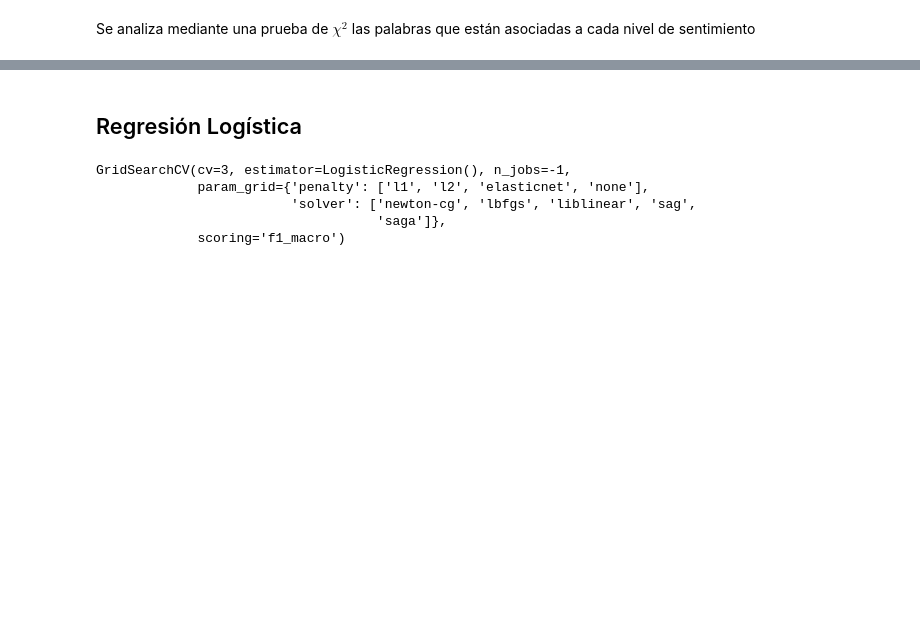
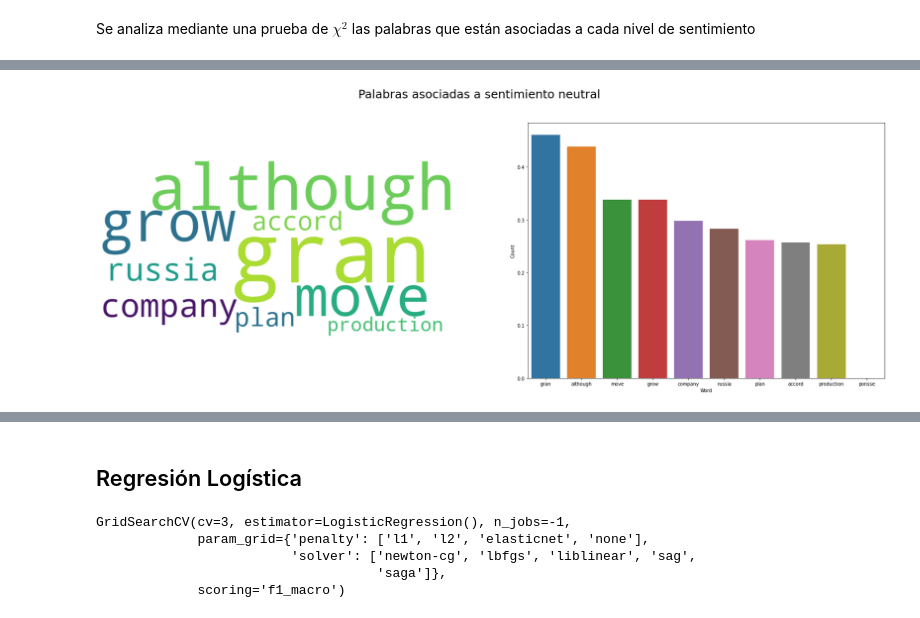
Before and after one commit to Mentoria-Financiera-DiploDatos/Entrega3, a Jupyter notebook: sentimientos/03_ML_TFidf.ipynb, the cells around one changed output, grey strips where cells are left out. Cells and saved outputs as stored; diff of their text form; code cells hidden in the pictures; blank space fills up the shorter version.

Commit message:
wordclouds y conclusiones

```diff
--- a/sentimientos/03_ML_TFidf.ipynb
+++ b/sentimientos/03_ML_TFidf.ipynb
@@ -96,0 +110,30 @@ for noticia, category_id in sorted(category_codes.items()):
+# %%
+import matplotlib.pyplot as plt
+from wordcloud import WordCloud
+import seaborn as sns
+
+def get_most_important_words_tdif(text):
+  vectorizer = TfidfVectorizer()
+  tfidf_count_occurs = vectorizer.fit_transform(text)
+  tfidf_count_occur_df = pd.DataFrame(
+      (count, word) for word, count in zip(
+      tfidf_count_occurs.toarray().tolist()[0],
+      vectorizer.get_feature_names()))
+  tfidf_count_occur_df.columns = ['Word', 'Count']
+  tfidf_count_occur_df.sort_values('Count', ascending=False, inplace=True)
+  return vectorizer, tfidf_count_occur_df
+
+
+def plot_word_cloud(data_df, title):
+  fig, ax = plt.subplots(1,2, figsize=(30,10))
+  plot_data = {data["Word"]:data["Count"] for index, data in  data_df.iterrows()}
+
+  wc = WordCloud(background_color="white", max_words=1000, width=800, height=400)
+  wc.generate_from_frequencies(plot_data)
+  ax[0].imshow(wc, interpolation='bilinear')
+
+  sns.barplot(data=data_df[:10], x="Word", y="Count", ax=ax[1])
+  fig.suptitle(title, size=25)
+
+  ax[0].axis("off")
+  plt.show()
@@ -96,0 +142,2 @@ for noticia, category_id in sorted(category_codes.items()):
+# %%
+model_tdif, word_neutral=get_most_important_words_tdif(neutral_df.news_tokens)
@@ -96,0 +146,10 @@ for noticia, category_id in sorted(category_codes.items()):
+# %%
+word_positive["clean_count"] = pd.to_numeric(word_positive["Count"] * 1000)
+word_neutral["clean_count"] = pd.to_numeric(word_neutral["Count"] * 1000)
+word_negative["clean_count"] = pd.to_numeric(word_negative["Count"] * 1000)
+# %%
+word_neutral=word_neutral.dropna()
+# %%
+ plot_word_cloud(word_neutral, "Palabras asociadas a sentimiento neutral")
+# %% [output]
+[figure, added]
```
Also changed, not shown: parts of 55 cells of this notebook.
